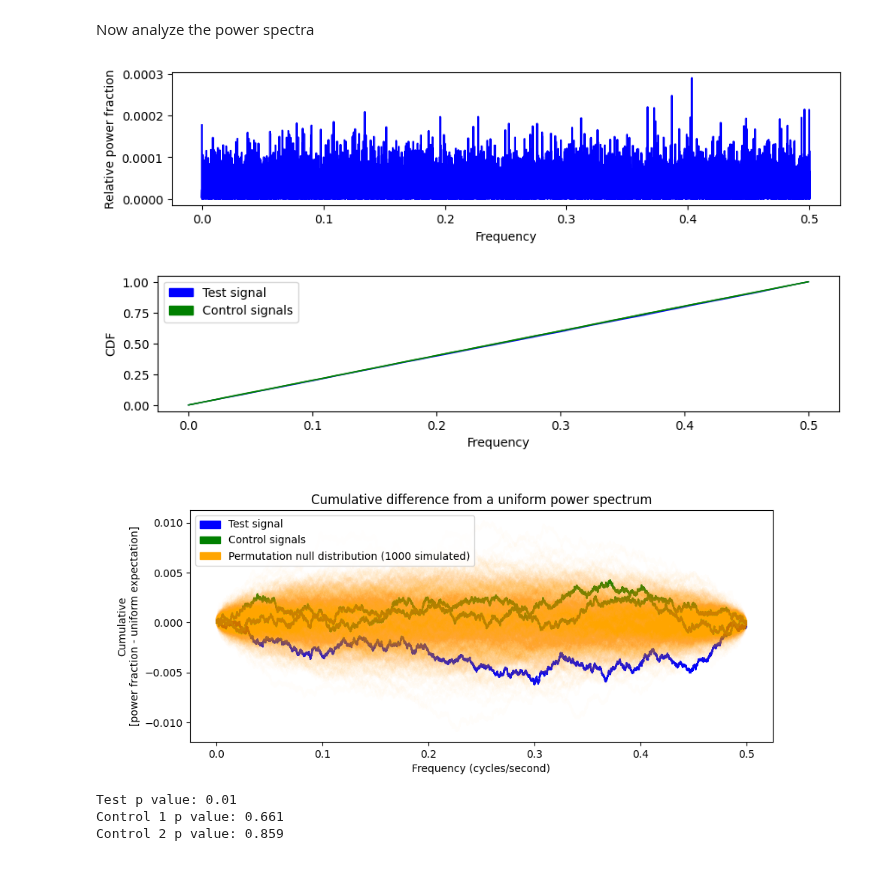
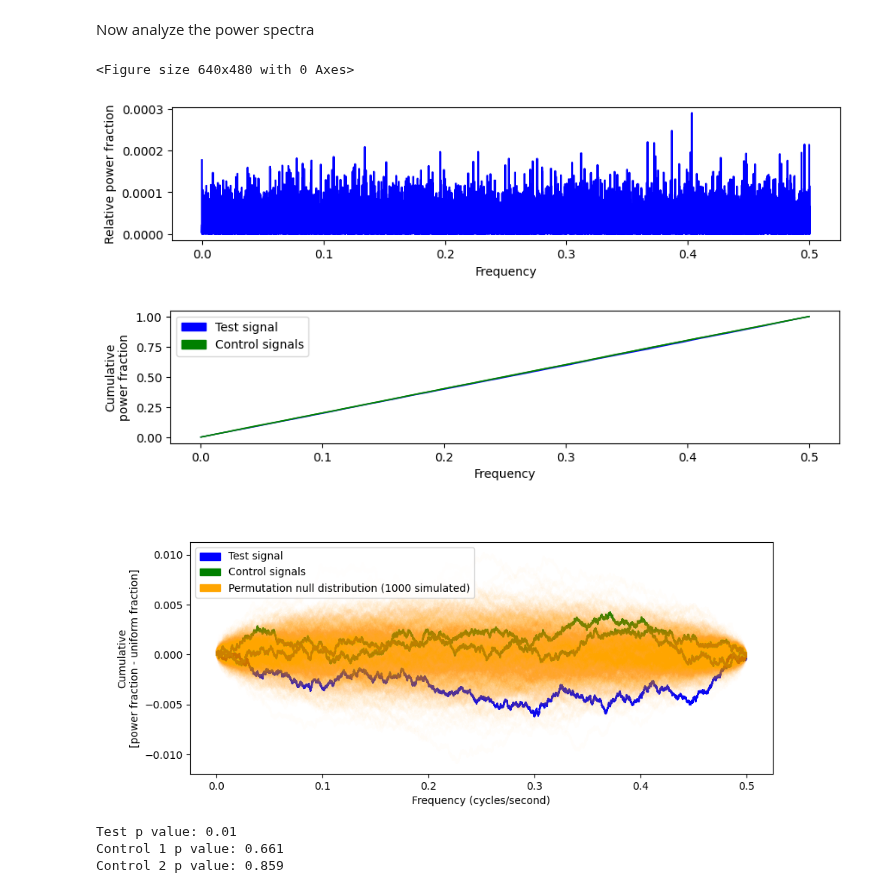
Before and after one commit to AvantiShri/gcp_analysis, a Jupyter notebook: Valentines2009_powerspectrum.ipynb, the cells around one changed output. Saved outputs shown, nothing was run; the diff lists cells and outputs as text; code cells hidden in the pictures.

Commit message:
nicer axis labels/plot titles

```diff
--- a/Valentines2009_powerspectrum.ipynb
+++ b/Valentines2009_powerspectrum.ipynb
@@ -154,30 +154,31 @@ freqs = np.fft.rfftfreq(len(csm1_test), 1) #get the frequencies
 # %%
 from matplotlib import pyplot as plt
 from matplotlib import patches as mpatches
 
 %matplotlib inline
 
 plt.figure(figsize=(10,2))
 plt.plot(freqs, rps_test, color='blue', alpha=1)
 plt.ylabel("Relative power fraction")
 plt.xlabel("Frequency")
 #plt.plot(freqs, rps_control1, color='green', alpha=0.5)
 #plt.plot(freqs, rps_control2, color='green', alpha=0.5)
 plt.show()
 
 plt.figure(figsize=(10,2))
 plt.plot(freqs, np.cumsum(rps_test), color="blue", linewidth=1)
 plt.plot(freqs, np.cumsum(rps_control1), color="green", linewidth=1)
 plt.plot(freqs, np.cumsum(rps_control2), color="green", linewidth=1)
-plt.ylabel("CDF")
+plt.ylabel("Cumulative\npower fraction")
 plt.xlabel("Frequency")
 plt.legend(handles=[mpatches.Patch(color='blue', label='Test signal'),
                     mpatches.Patch(color='green', label='Control signals')],
            loc="upper left")
 plt.show()
 # %% [output]
+<Figure size 640x480 with 0 Axes>
 [figure]
-[figure, old version]
+[figure, new version]
 # %%
 import matplotlib
 from matplotlib import pyplot as plt
@@ -195,7 +196,7 @@ plt.plot(freqs, np.cumsum(rps_control2 - uniform_expectation), color="green")
 #Also plot the 1000 power spectra from the permuted test data
 for ps_permutetest in rps_permutetest_2darr:
   plt.plot(freqs, np.cumsum(ps_permutetest - uniform_expectation), color="orange", alpha=0.02)
-plt.ylabel("Cumulative\n[power fraction - uniform expectation]")
+plt.ylabel("Cumulative\n[power fraction - uniform fraction]")
 plt.xlabel("Frequency (cycles/second)")
 #plt.title("Cumulative difference from a uniform power spectrum")
 plt.legend(handles=[mpatches.Patch(color='blue', label='Test signal'),
@@ -207,7 +208,7 @@ plt.close(fig)
 plt.clf()
 Image("cumdev_ups.png")
 # %% [output]
-[figure, old version]
+[figure, new version]
 # %%
 from matplotlib import pyplot as plt
 from matplotlib import patches as mpatches
```
Also changed, not shown: parts of 3 cells of this notebook.
